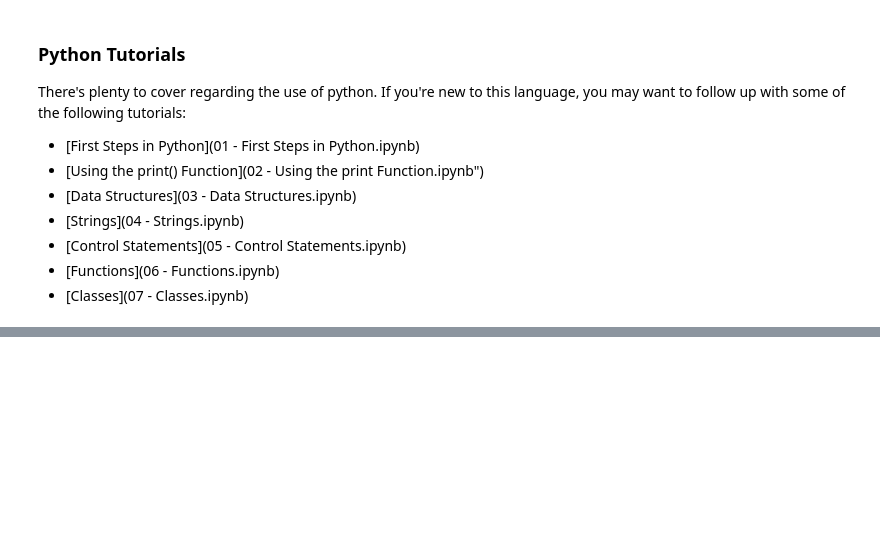
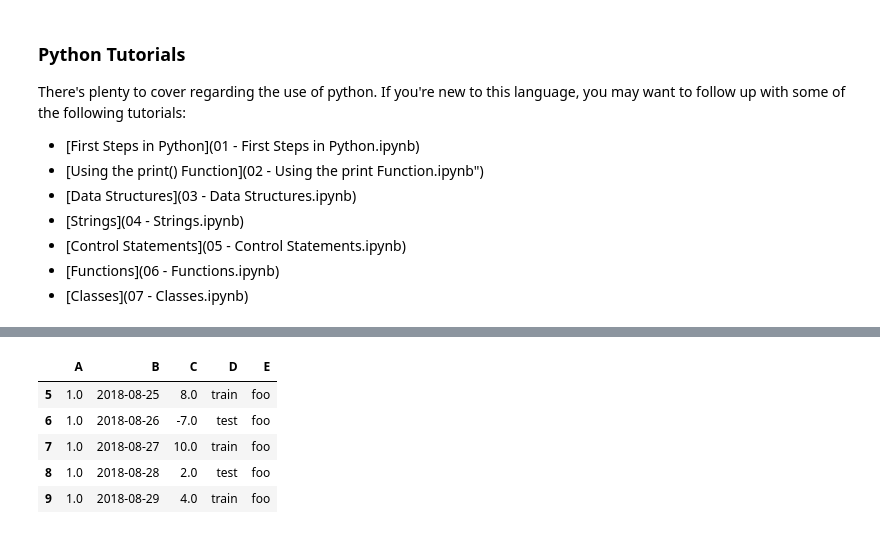
Before and after one commit to ecohydro/RidgeToReef, a Jupyter notebook: chapters/Chapter 0.ipynb, the cells around one changed output, grey strips where cells are left out. Drawn from its saved outputs; the diff is of its cells as text; code cells hidden in the pictures; blank space fills up the shorter version.

```diff
--- a/chapters/Chapter 0.ipynb
+++ b/chapters/Chapter 0.ipynb
@@ -86,0 +89,23 @@ There's plenty to cover regarding the use of python. If you're new to this langu
+# %%
+# Import the some libraries
+import pandas as pd
+import numpy as np
+import matplotlib.pyplot as plt
+
+# Create a data dictionary
+df = pd.DataFrame({  'A' : 1.,
+                     'B' : pd.date_range('20180820', periods=10),
+                     'C' : pd.Series([1,-3,5,np.nan,6,8,-7,10,2,4]),
+                     'D' : pd.Categorical(["test","train","test","train","test","train","test","train","test","train"]),
+                     'E' : 'foo' })
+
+# View the data
+df.head()
+df.tail()
+# %% [output]
+|  | A | B | C | D | E |
+| 5 | 1.0 | 2018-08-25 | 8.0 | train | foo |
+| 6 | 1.0 | 2018-08-26 | -7.0 | test | foo |
+| 7 | 1.0 | 2018-08-27 | 10.0 | train | foo |
+| 8 | 1.0 | 2018-08-28 | 2.0 | test | foo |
+| 9 | 1.0 | 2018-08-29 | 4.0 | train | foo |
```
Also changed, not shown: parts of 9 cells of this notebook, 5 other files.
